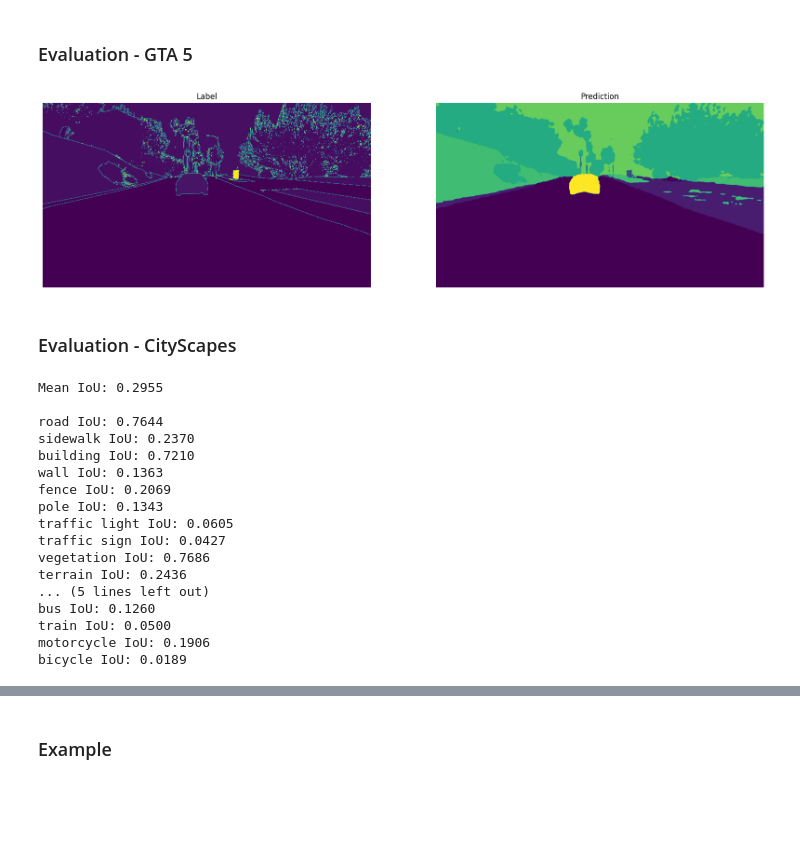
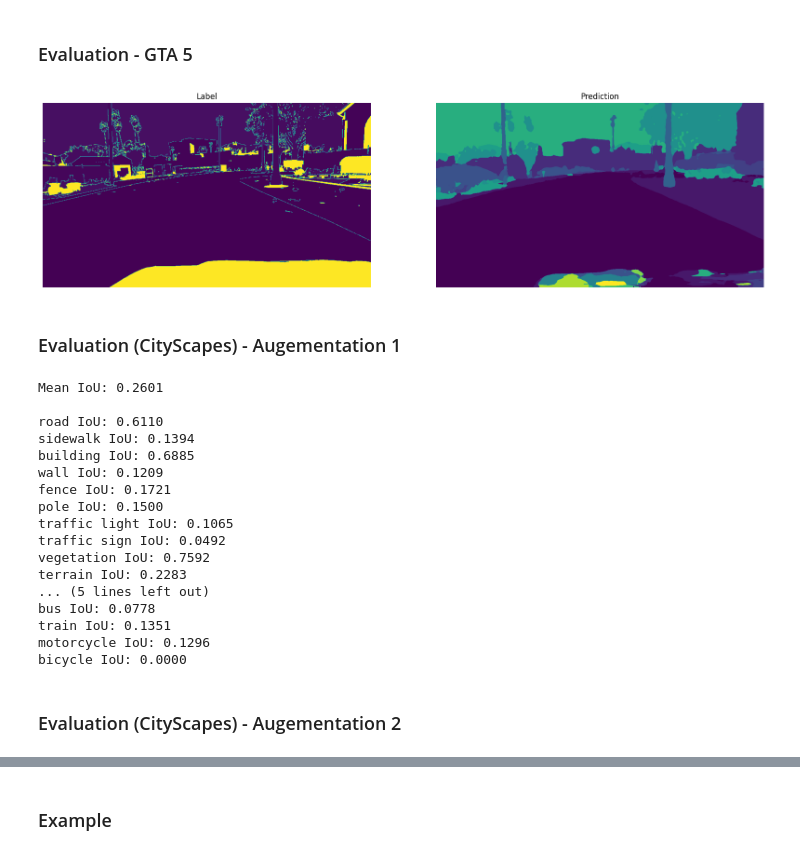
Before and after one commit to QuantDreamGit/SemanticSegmentation, a Jupyter notebook: gta5_bisenet_aug.ipynb, the cells around one changed output, grey strips where cells are left out. Drawn from its saved outputs; the diff is of its cells as text; code cells hidden in the pictures; blank space fills up the shorter version.

```diff
--- a/gta5_bisenet_aug.ipynb
+++ b/gta5_bisenet_aug.ipynb
@@ -96,12 +248,12 @@ Epoch: 11, Loss: 0.2795523405075073, mIoU: 0.4787547430408922
 # %% [markdown]
 ### Evaluation - GTA 5
 # %%
-## Evaluation
 # Get the device
 device = torch.device("cuda")
+
 # Load the model
 model = BiSeNet(context_path='resnet18', num_classes=19).to(device)
-model.load_state_dict(torch.load('models/bisenet/bisenet_gta5.pth'))
+model.load_state_dict(torch.load('models/bisenet/bisenet_gta5_aug_1.pth'))
 # Set model to evaluation mode
 model.eval()
 
@@ -112,36 +264,36 @@ dataloader = DataLoader(dataset, batch_size=1, shuffle=True, num_workers=1)
 
 for i, (image, label) in tqdm(enumerate(dataloader)):
     # Move the data to the device
     image = image.to(device)
     label = label.to(device)
     # Forward pass
     output = model(image)
     # Compute the predictions
     pred = output.argmax(dim=1)
     # Stop after the first iteration
     break
 
 # Display the image
 image = ToPILImage()(image[0].cpu())
 # Convert label, pred from numpy to image
 label = Image.fromarray(label[0].cpu().numpy().astype(np.uint8))
 pred = Image.fromarray(pred[0].cpu().numpy().astype(np.uint8))
 
 # Display the image
 plt.figure(figsize=(20, 20))
 plt.subplot(121)
 plt.imshow(label)
 plt.title('Label')
 plt.axis('off')
 plt.subplot(122)
 plt.imshow(pred)
 plt.title('Prediction')
 plt.axis('off')
 plt.show()
 # %% [output]
-[figure, old version]
+[figure, new version]
 # %% [markdown]
-### Evaluation - CityScapes
+### Evaluation (CityScapes) - Augementation 1
 # %%
 # These are the class labels for the Cityscapes dataset
 class_labels = {
@@ -171,7 +323,7 @@ device = torch.device("cuda")
 
 # Load the model
 model = BiSeNet(context_path='resnet18', num_classes=19).to(device)
-model.load_state_dict(torch.load('models/bisenet/bisenet_gta5.pth'))
+model.load_state_dict(torch.load('models/bisenet/bisenet_gta5_aug_1.pth'))
 # Set model to evaluation mode
 model.eval()
 
@@ -221,20 +373,22 @@ class_ious = per_class_iou(hist)
 for i, iou in enumerate(class_ious):
     print(f"{class_labels[i]} IoU: {iou:.4f}")
 # %% [output]
-Mean IoU: 0.2955
+Mean IoU: 0.2601
 
-road IoU: 0.7644
-sidewalk IoU: 0.2370
-building IoU: 0.7210
-wall IoU: 0.1363
-fence IoU: 0.2069
-pole IoU: 0.1343
-traffic light IoU: 0.0605
-traffic sign IoU: 0.0427
-vegetation IoU: 0.7686
-terrain IoU: 0.2436
+road IoU: 0.6110
+sidewalk IoU: 0.1394
+building IoU: 0.6885
+wall IoU: 0.1209
+fence IoU: 0.1721
+pole IoU: 0.1500
+traffic light IoU: 0.1065
+traffic sign IoU: 0.0492
+vegetation IoU: 0.7592
+terrain IoU: 0.2283
 ... (5 lines left out)
-bus IoU: 0.1260
-train IoU: 0.0500
-motorcycle IoU: 0.1906
-bicycle IoU: 0.0189
+bus IoU: 0.0778
+train IoU: 0.1351
+motorcycle IoU: 0.1296
+bicycle IoU: 0.0000
+# %% [markdown]
+### Evaluation (CityScapes) - Augementation 2
```
Also changed, not shown: parts of 11 cells of this notebook.
